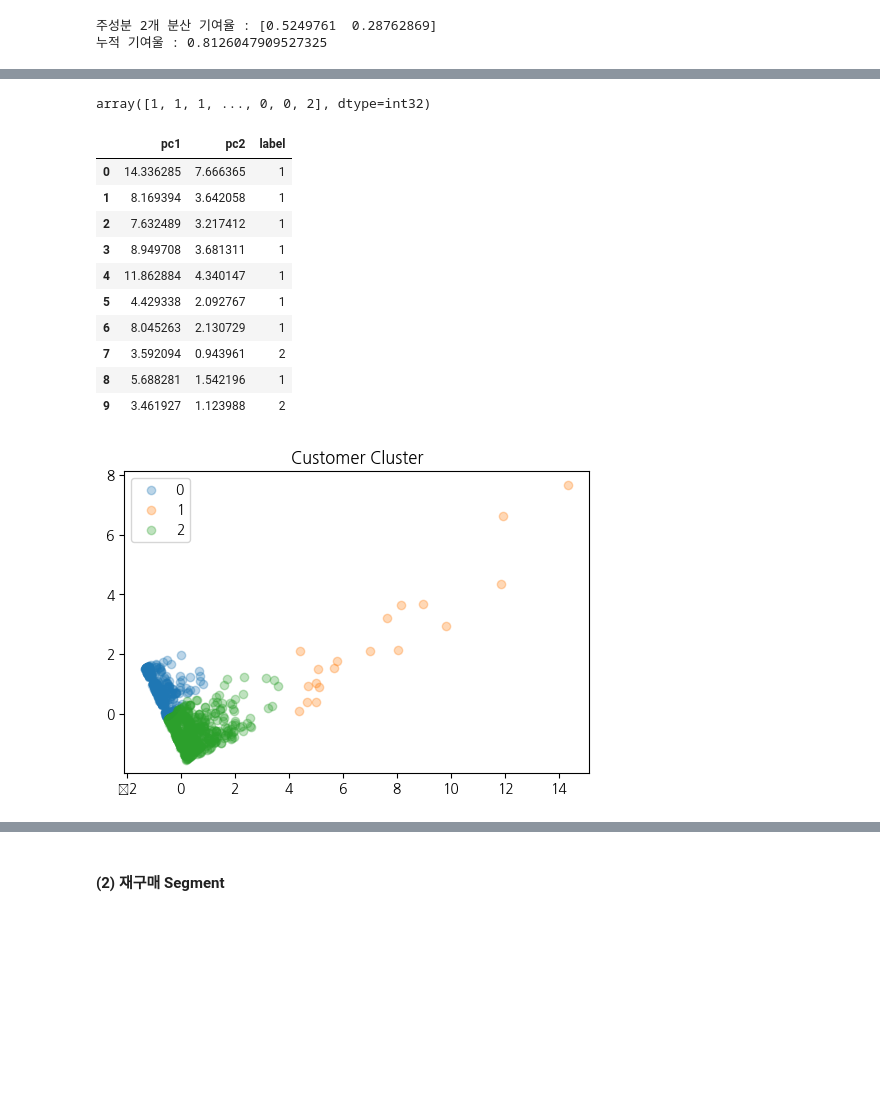
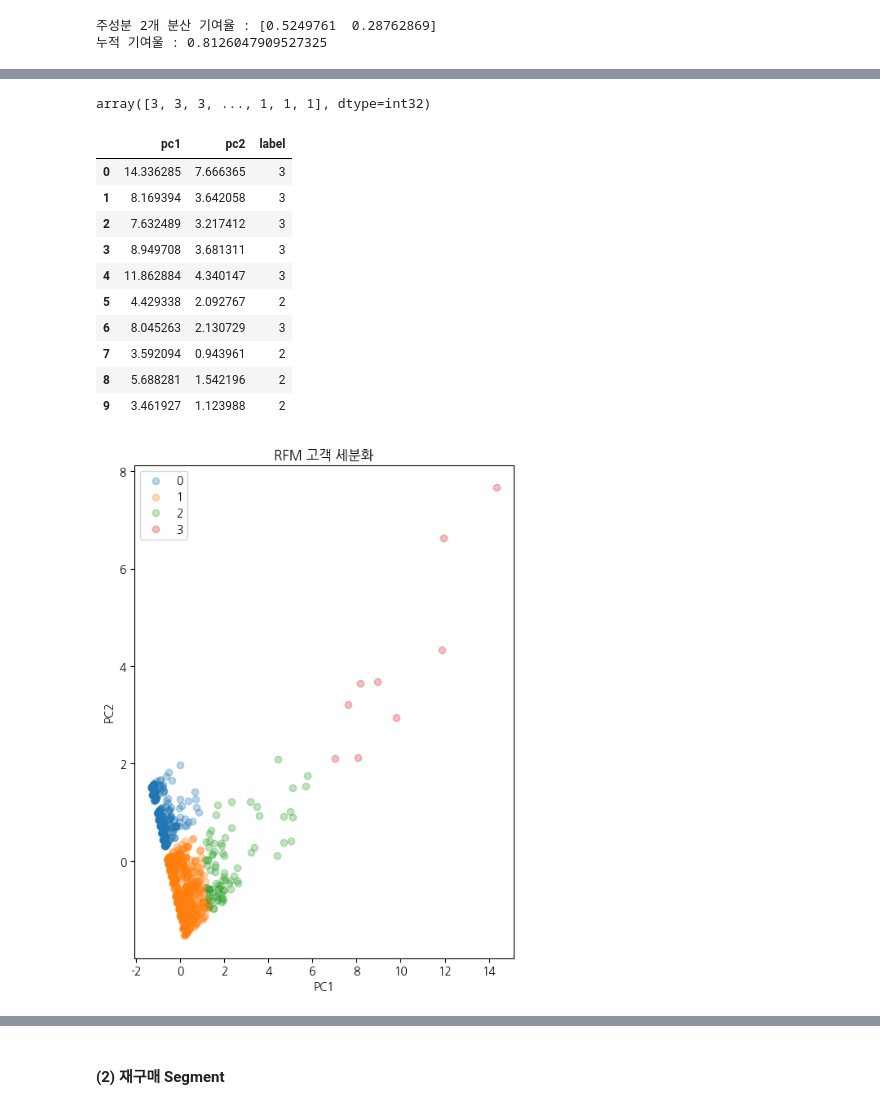
Before and after one commit to DataHyeon/DA_SQL4, a Jupyter notebook: Da_SQL_4.ipynb, the cells around one changed output, grey strips where cells are left out. Saved outputs shown, nothing was run; the diff lists cells and outputs as text; code cells hidden in the pictures; blank space fills up the shorter version.

```diff
--- a/Da_SQL_4.ipynb
+++ b/Da_SQL_4.ipynb
@@ -40,3 +28,4 @@ fm.findSystemFonts()
 plt.rc('font', family='NanumGothic', size=10)
 plt.rcParams['figure.dpi'] = 100
 plt.rcParams['font.family']
+matplotlib.rcParams['axes.unicode_minus'] = False
@@ -467,34 +505,38 @@ WARNING:matplotlib.font_manager:findfont: Font family ['NanuBarunGothic'] not fo
 # %%
-km = KMeans(n_clusters=3, random_state = 42)
+km = KMeans(n_clusters=4, random_state = 42)
 km.fit(pca_data)
 
 km.labels_
 # %% [output]
-array([1, 1, 1, ..., 0, 0, 2], dtype=int32)
+array([3, 3, 3, ..., 1, 1, 1], dtype=int32)
 # %%
 pca_df['label'] = km.labels_
 pca_df.head(10)
 # %% [output]
 |  | pc1 | pc2 | label |
-| 0 | 14.336285 | 7.666365 | 1 |
-| 1 | 8.169394 | 3.642058 | 1 |
-| 2 | 7.632489 | 3.217412 | 1 |
-| 3 | 8.949708 | 3.681311 | 1 |
-| 4 | 11.862884 | 4.340147 | 1 |
-| 5 | 4.429338 | 2.092767 | 1 |
-| 6 | 8.045263 | 2.130729 | 1 |
+| 0 | 14.336285 | 7.666365 | 3 |
+| 1 | 8.169394 | 3.642058 | 3 |
+| 2 | 7.632489 | 3.217412 | 3 |
+| 3 | 8.949708 | 3.681311 | 3 |
+| 4 | 11.862884 | 4.340147 | 3 |
+| 5 | 4.429338 | 2.092767 | 2 |
+| 6 | 8.045263 | 2.130729 | 3 |
 | 7 | 3.592094 | 0.943961 | 2 |
-| 8 | 5.688281 | 1.542196 | 1 |
+| 8 | 5.688281 | 1.542196 | 2 |
 | 9 | 3.461927 | 1.123988 | 2 |
 # %%
-for label in range(0,3):
+plt.figure(figsize=(6,8))
+for label in range(0,4):
   data = pca_df.loc[pca_df['label'] == label]
   plt.scatter(data.iloc[:,0], data.iloc[:,1], alpha=0.3)
-plt.legend(range(0,3))
-plt.title('Customer Cluster')
+plt.legend(range(0,4))
+plt.xlabel('PC1')
+plt.ylabel('PC2')
+plt.title('RFM 고객 세분화')
+plt.savefig('고객 세분화.png')
 plt.show()
 # %% [output]
-[figure, old version]
+[figure, new version]
 # %%
 clu_r_df = clu_df.copy()
 clu_r_df['label'] = km.labels_
```
Also changed, not shown: parts of 26 cells of this notebook, 8 other files.
